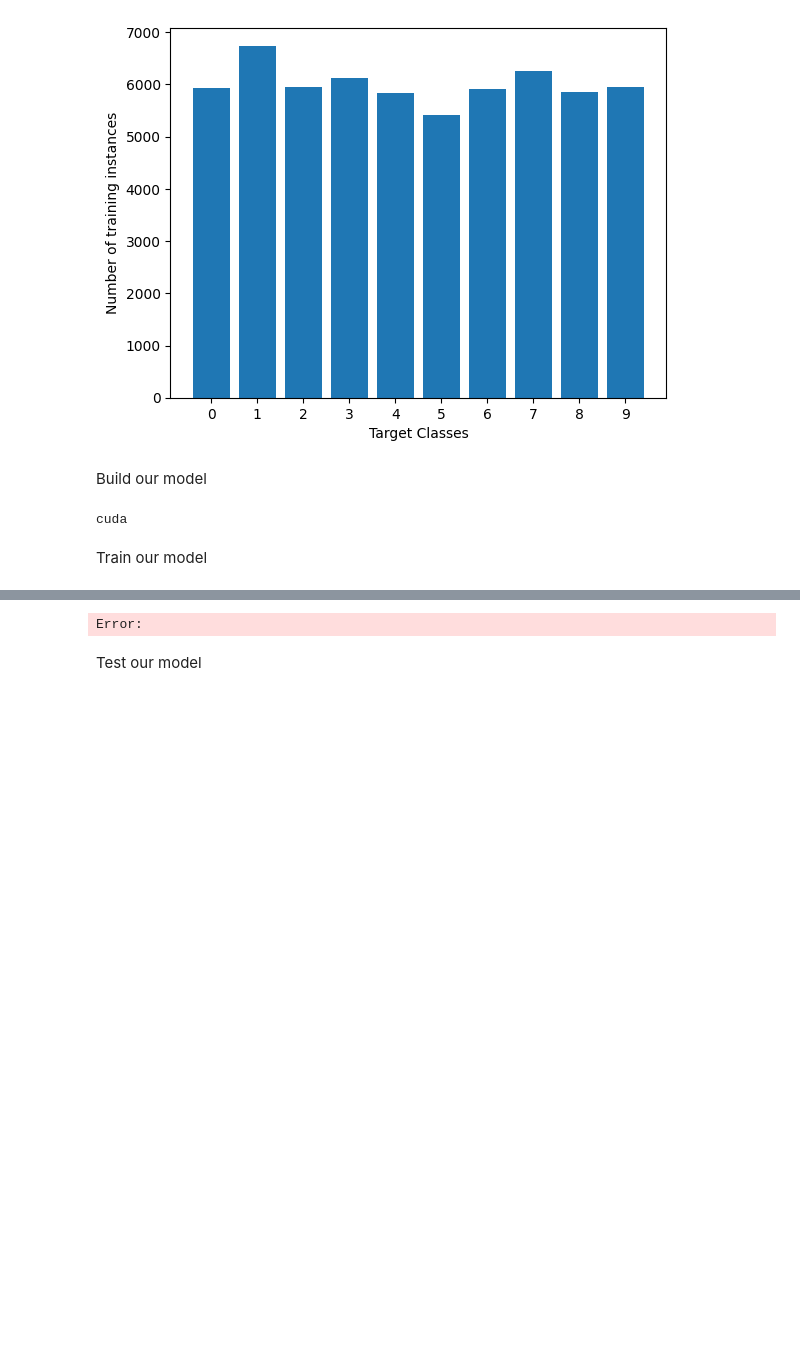
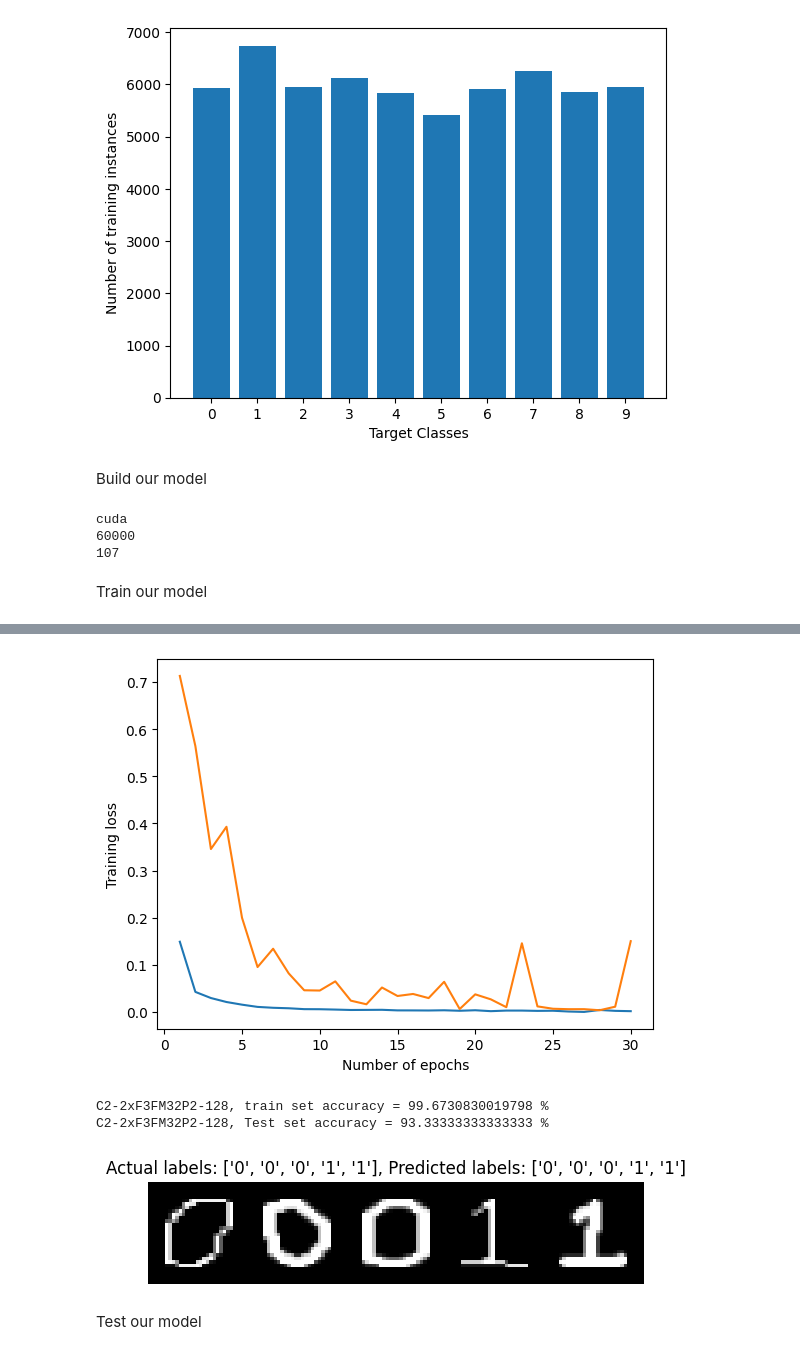
Before and after one commit to solopres/Cybr486FinalProject, a Jupyter notebook: CNN/cnn.ipynb, the cells around one changed output, grey strips where cells are left out. Saved outputs shown, nothing was run; the diff lists cells and outputs as text; code cells hidden in the pictures; blank space fills up the shorter version.

Commit message:
Current Best Model Code

```diff
--- a/CNN/cnn.ipynb
+++ b/CNN/cnn.ipynb
@@ -58,10 +60,8 @@ normalize transform starting
 print('normalize transform ending')
 print('load datasets start')
 train_dataset = torchvision.datasets.MNIST(root="./CYBR486FINALPROJECT",transform=normalize_transform,download=True)
-dataset = torchvision.datasets.ImageFolder(data_dir, transform=normalize_transform)
-train_size = int(0.8 * len(dataset))
-test_size = len(dataset) - train_size
-custom_train_dataset, test_dataset = torch.utils.data.random_split(dataset, [train_size, test_size])
+custom_train_dataset = torchvision.datasets.ImageFolder(data_dir, transform=normalize_transform)
+test_dataset = torchvision.datasets.ImageFolder(test_dir, transform=normalize_transform)
 print('load datasets end')
 # %% [output]
 normalize transform ending
@@ -71,7 +71,7 @@ load datasets end
 Visualize and analyze our data
 # %%
 #prepare minibatches
-batch_size = 64
+batch_size = 32
 train_loader = torch.utils.data.DataLoader(
     train_dataset, batch_size=batch_size)
 custom_train_loader = torch.utils.data.DataLoader(custom_train_dataset, batch_size=batch_size,shuffle=True)
@@ -97,7 +97,7 @@ for batch_idx, data in enumerate(train_loader):
     classes.extend(y.tolist())
 
 unique, counts = np.unique(classes, return_counts=True)
-names = list(test_dataset.dataset.class_to_idx.keys())
+names = list(test_dataset.class_to_idx.keys())
 plt.bar(names, counts)
 plt.xlabel("Target Classes")
 plt.ylabel("Number of training instances")
@@ -119,16 +119,20 @@ class CNN(torch.nn.Module):
         self.model = torch.nn.Sequential(
             torch.nn.Conv2d(in_channels=1, out_channels=32,
                         kernel_size=3, padding='same'),
+            torch.nn.BatchNorm2d(num_features=32),
             torch.nn.ReLU(),
             torch.nn.Conv2d(in_channels=32, out_channels=32,
                         kernel_size=3, padding='same'),
+            torch.nn.BatchNorm2d(num_features=32),
             torch.nn.ReLU(),
             torch.nn.MaxPool2d(kernel_size=2),
             torch.nn.Conv2d(in_channels=32, out_channels=64,
                         kernel_size=3, padding='same'),
+            torch.nn.BatchNorm2d(num_features=64),
             torch.nn.ReLU(),
             torch.nn.Conv2d(in_channels=64, out_channels=64,
                         kernel_size=3, padding='same'),
+            torch.nn.BatchNorm2d(num_features=64),
             torch.nn.ReLU(),
             torch.nn.MaxPool2d(kernel_size=2),
             torch.nn.Flatten(),
@@ -146,13 +150,18 @@ if torch.cuda.is_available():
 elif torch.backends.mps.is_available():
     device = 'mps'
 print(device)
+
+print(len(train_dataset))
+print(len(custom_train_dataset))
 # %% [output]
 cuda
+60000
+107
 # %% [markdown]
 Train our model
 # %%
-num_epochs = 20
-learning_rate = 0.001
+num_epochs = 30
+learning_rate = 1e-4
 weight_decay = 1e-4
 model = CNN().to(device)
 criterion = torch.nn.CrossEntropyLoss()
@@ -162,8 +171,11 @@ optimizer = torch.optim.Adam(
 
 #train
 print("\n\n*****************\nTRAINING STARTING\n****************")
+best_loss = 10
 train_loss_list = []
 custom_loss_list = []
+train_acc = 0
+total = 0
 for epoch in range(num_epochs):
     print(f'Epoch {epoch+1}/{num_epochs}:', end=' ')
     train_loss = 0
@@ -177,8 +189,11 @@ for epoch in range(num_epochs):
         loss.backward()
         optimizer.step()
         train_loss += loss.item()
+        total += labels.size(0)
+        _, predicted = torch.max(outputs.data, 1)
+        train_acc += (predicted == labels).sum().item()
     train_loss_list.append(train_loss / len(train_loader))
-    print(f"Training loss = {train_loss_list[-1]}")
+    print(f"Training loss = {train_loss_list[-1]}", end=' ')
 
     train_loss = 0
     for images, labels in custom_train_loader:
@@ -190,10 +205,14 @@ for epoch in range(num_epochs):
         loss.backward()
         optimizer.step()
         train_loss += loss.item()
+        total += labels.size(0)
+        _, predicted = torch.max(outputs.data, 1)
+        train_acc += (predicted == labels).sum().item()
     custom_loss_list.append(train_loss / len(custom_train_loader))
     print(f"Custom Training loss = {custom_loss_list[-1]}")
+torch.save(model.state_dict(), f"/content/drive/My Drive/Cybr486Project/Models/batch 32/FullTrainedE30.pt")
 print("\n\n*****************\nTRAINING DONE\n****************")
-torch.save(model.state_dict(), f"/content/drive/My Drive/Cybr486Project/Models/C2-2xF3FM32P2-128.pt")
+print(train_acc)
 plt.plot(range(1, num_epochs + 1), train_loss_list)
 plt.plot(range(1, num_epochs + 1),custom_loss_list)
 plt.xlabel("Number of epochs")
@@ -212,7 +231,7 @@ with torch.no_grad():
         _, y_pred = torch.max(outputs.data, 1)
         test_acc += (y_pred == y_true).sum().item()
 
-
+print(f"C2-2xF3FM32P2-128, train set accuracy = {100 * train_acc / total} %")
 print(f"C2-2xF3FM32P2-128, Test set accuracy = {100 * test_acc / len(test_dataset)} %")
 num_images = 5
 y_true_name = [names[y_true[idx]] for idx in range(num_images)]
@@ -244,3 +264,6 @@ Epoch 7/20:
+[figure, added]
-Error:
+C2-2xF3FM32P2-128, train set accuracy = 99.6730830019798 %
+C2-2xF3FM32P2-128, Test set accuracy = 93.33333333333333 %
+[figure, added]
 # %% [markdown]
 Test our model
```
Also changed, not shown: parts of 4 cells of this notebook, 2 other files.
